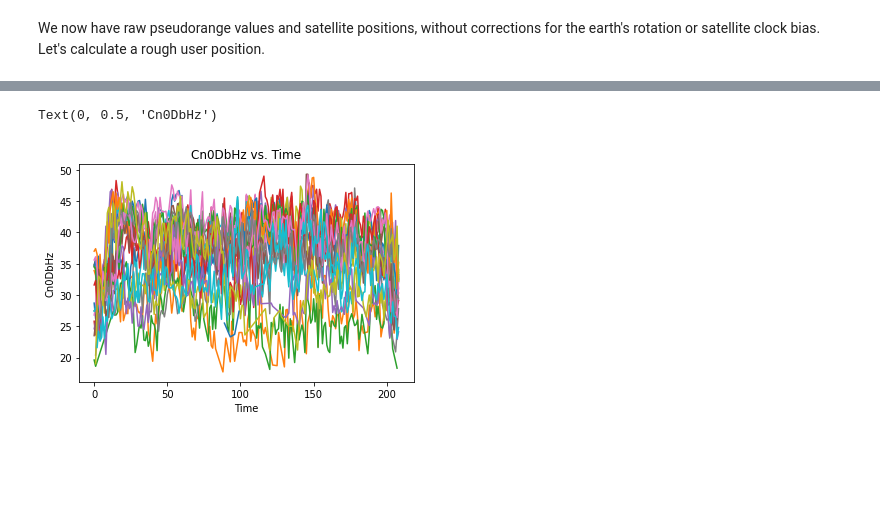
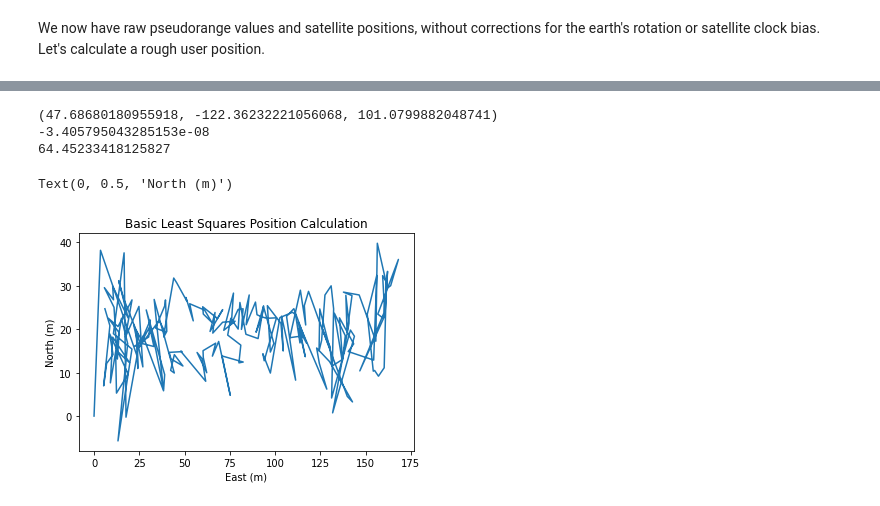
Before and after one commit to johnsonmitchelld/gnss-analysis, a Jupyter notebook: notebooks/simple_least_squares.ipynb, the cells around one changed output, grey strips where cells are left out. Saved outputs shown, nothing was run; the diff lists cells and outputs as text; code cells hidden in the pictures; blank space fills up the shorter version.

Commit message:
Calculate position at all epochs

```diff
--- a/notebooks/simple_least_squares.ipynb
+++ b/notebooks/simple_least_squares.ipynb
@@ -150,0 +145,3 @@ sv_position['z_k'] = y_k_prime*np.sin(i_k)
+# %%
+sv_position = calculate_satellite_position(ephemeris, one_epoch['tTxSeconds'])
+print(sv_position)
@@ -168,6 +193,5 @@ def least_squares(xs, pr, x0, b0):
         norm_dp = np.linalg.norm(dp)
         x0 = x0 + dx
         b0 = b0 + db
-        iterations += 1
-    print(str(iterations) + ' iterations')
+
     return x0, b0, norm_dp
@@ -189,17 +198,46 @@ NameError: name 'np' is not defined
-# %%
-import matplotlib.pyplot as plt
-
-measurements['ElapsedTimeSeconds'] = 1e-9*(measurements['GpsTimeNanos'] - measurements['GpsTimeNanos'].iloc[0])
-
-# create a color palette
-for satellite in measurements['SvName'].unique():
-    one_sat = measurements.loc[measurements['SvName'] == satellite]
-    plt.plot(one_sat['ElapsedTimeSeconds'], one_sat['Cn0DbHz'])
-
-# Add titles
-plt.title('Cn0DbHz vs. Time')
-plt.xlabel("Time")
-plt.ylabel('Cn0DbHz')
-# %% [output]
-Text(0, 0.5, 'Cn0DbHz')
-[figure, removed]
+# %%
+import navpy
+x, b, dp = least_squares(xs, pr, x0, b0)
+print(navpy.ecef2lla(x))
+print(b/LIGHTSPEED)
+print(dp)
+# %% [output]
+(47.68680180955918, -122.36232221056068, 101.0799882048741)
+-3.405795043285153e-08
+64.45233418125827
+# %%
+lla_list = []
+ned_list = []
+for epoch in measurements['Epoch'].unique():
+
+    #initial guesses of receiver clock bias and position
+    one_epoch = measurements.loc[(measurements['Constellation'] == 'G') & (measurements['Epoch'] == epoch) & (measurements['prSeconds'] < 0.1)]
+    one_epoch.drop_duplicates(subset='SvName', inplace=True)
+    one_epoch.set_index('SvName', inplace=True)
+    if len(one_epoch.index) > 4:
+        timestamp = one_epoch.iloc[0]['UnixTime'].to_pydatetime()
+        sats = one_epoch.index.unique().tolist()
+        ephemeris = manager.get_ephemeris(timestamp, sats)
+        sv_position = calculate_satellite_position(ephemeris, one_epoch['tTxSeconds'])
+        xs = sv_position[['x_k', 'y_k', 'z_k']].to_numpy()
+
+        pr = one_epoch['PrM'] + LIGHTSPEED * sv_position['delT_sv']
+        pr = pr.to_numpy()
+
+
+        x, b, dp = least_squares(xs, pr, x, b)
+        lla = navpy.ecef2lla(x)
+        lla_list.append(lla)
+        ned_list.append(navpy.lla2ned(lla[0], lla[1], lla[2], lla_list[0][0], lla_list[0][1], lla_list[0][2]))
+# %%
+import matplotlib.pyplot as plt
+ned_df = pd.DataFrame(ned_list, columns=['N', 'E', 'D'])
+plt.plot(ned_df['E'], ned_df['N'])
+
+# Add titles
+plt.title('Basic Least Squares Position Calculation')
+plt.xlabel("East (m)")
+plt.ylabel("North (m)")
+# %% [output]
+Text(0, 0.5, 'North (m)')
+[figure, added]
```
Also changed, not shown: parts of 8 cells of this notebook, 3 other files.
